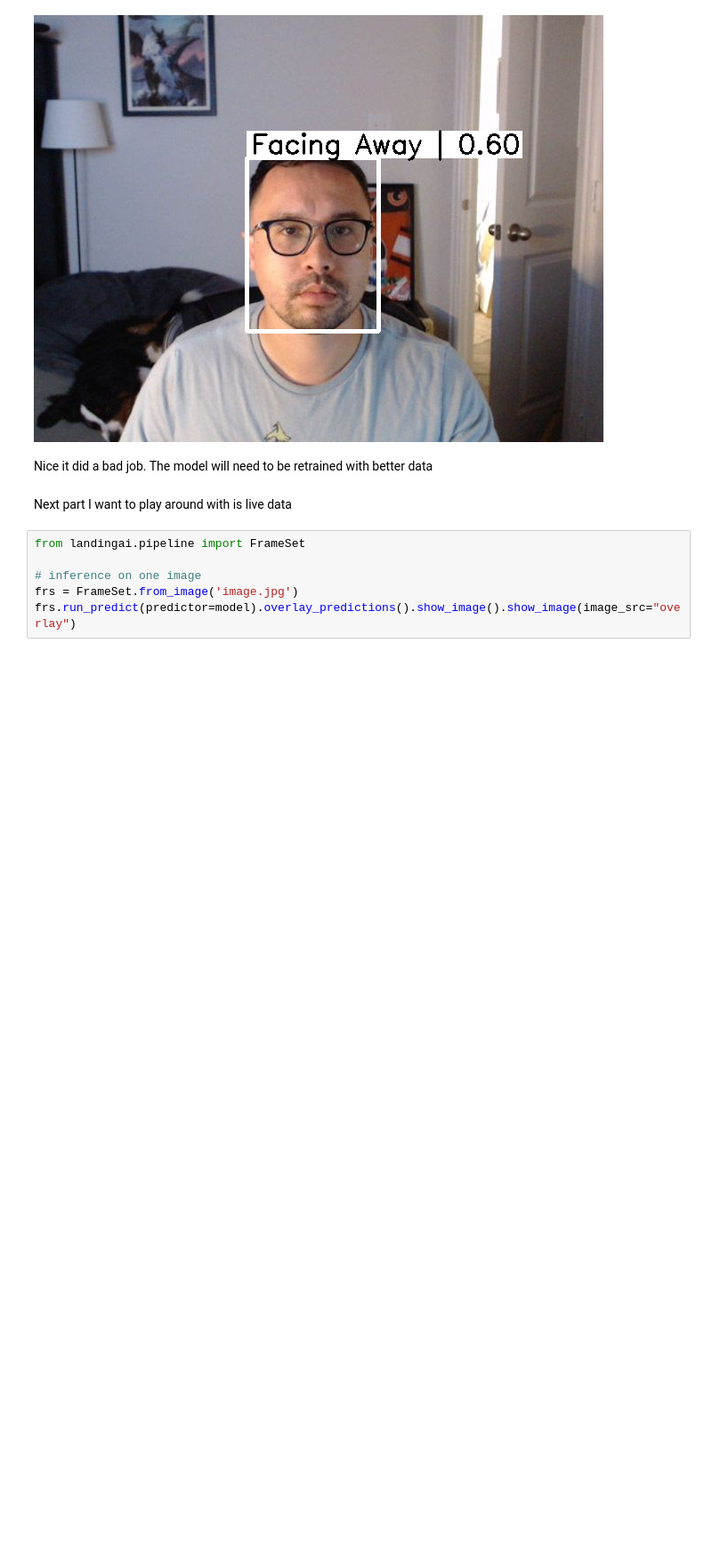
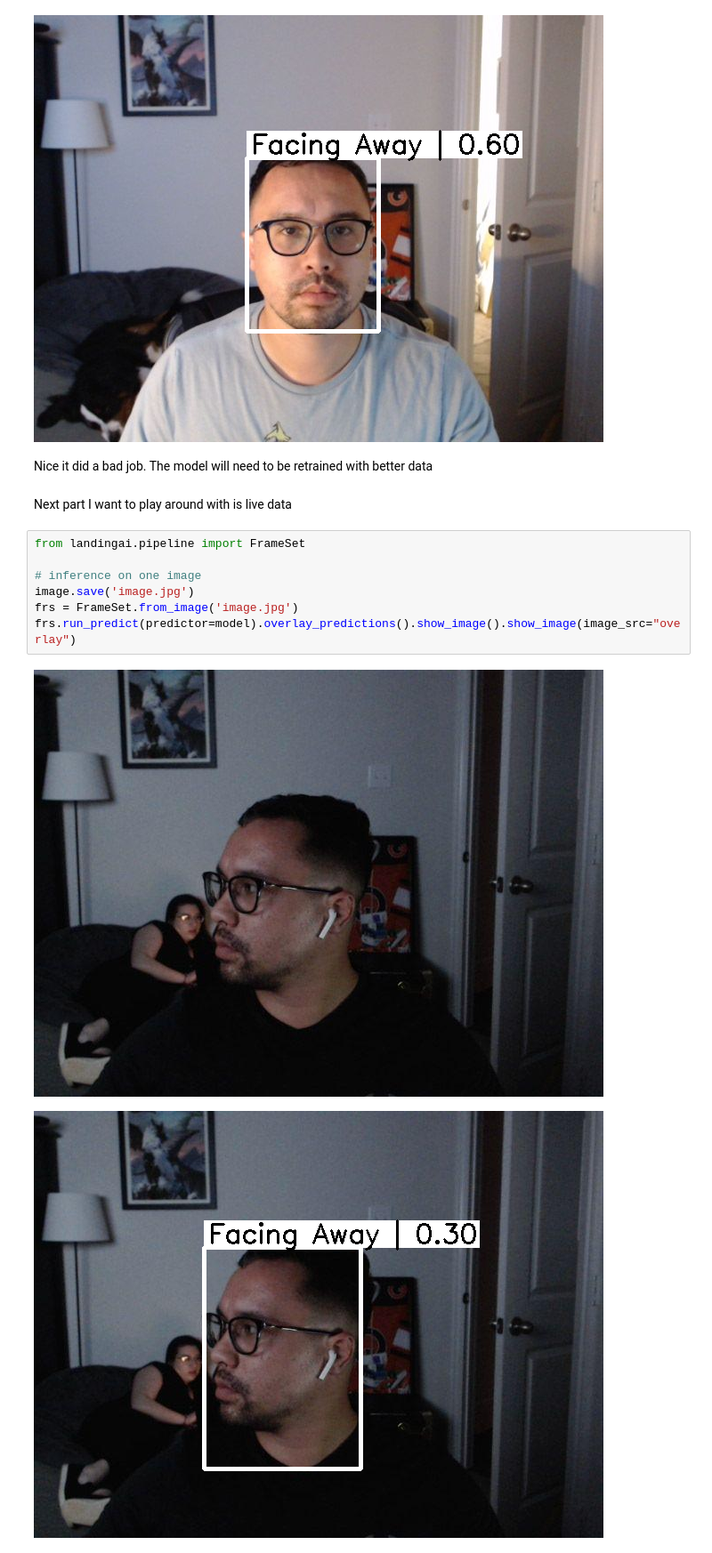
Before and after one commit to hyper-mage/LandingAI, a Jupyter notebook: FaceFocus.ipynb, the cells around one changed output. Shown at 89% size. Drawn from its saved outputs; the diff is of its cells as text; blank space fills up the shorter version.

```diff
--- a/FaceFocus.ipynb
+++ b/FaceFocus.ipynb
@@ -40,6 +58,10 @@ Next part I want to play around with is live data
 # %%
 from landingai.pipeline import FrameSet
 
 # inference on one image
+image.save('image.jpg')
 frs = FrameSet.from_image('image.jpg')
 frs.run_predict(predictor=model).overlay_predictions().show_image().show_image(image_src="overlay")
+# %% [output]
+[figure, added]
+[figure, added]
```
Also changed, not shown: parts of 6 cells of this notebook.
